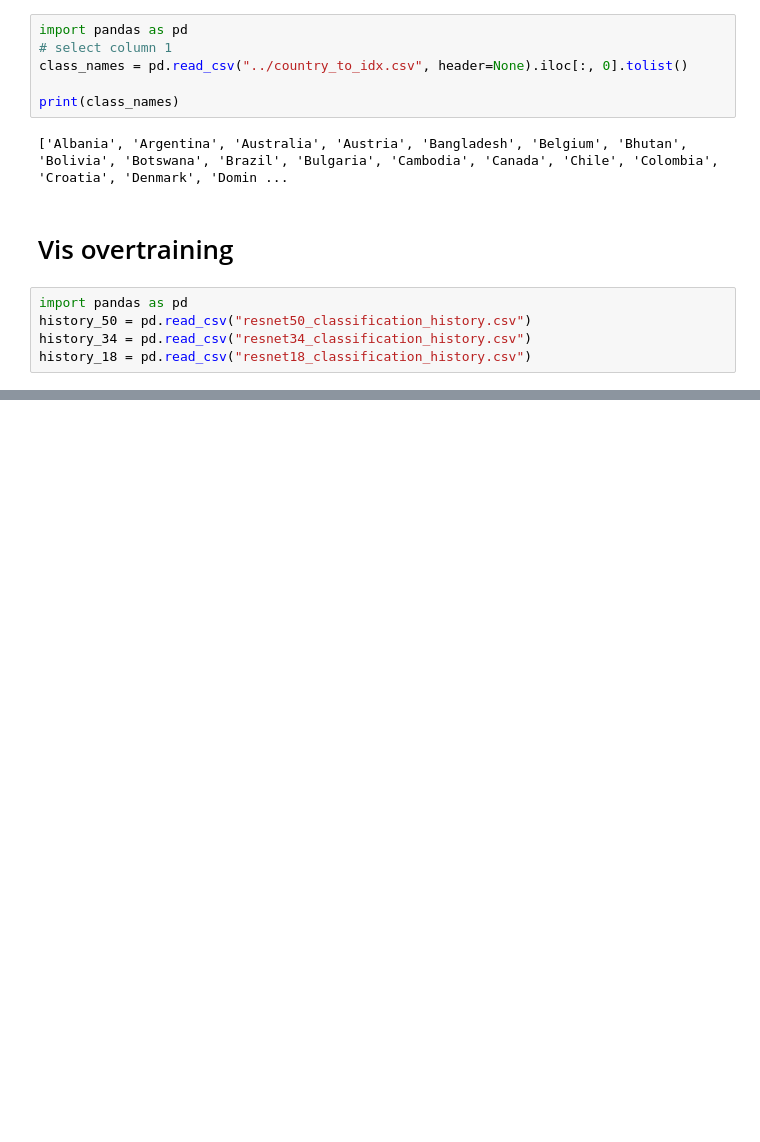
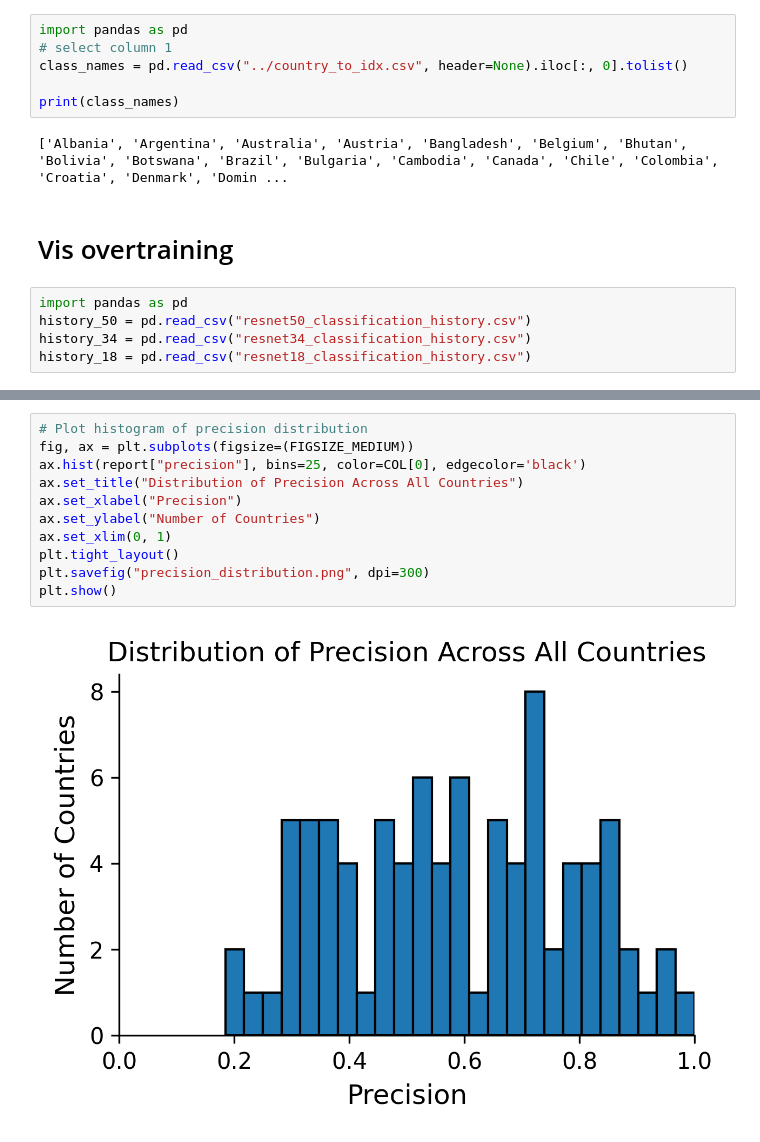
Before and after one commit to 890tsugua/AppliedML2026, a Jupyter notebook: country_cnn/Notebooks/august.ipynb, the cells around one changed output, grey strips where cells are left out. Cells and saved outputs as stored; diff of their text form; blank space fills up the shorter version.

```diff
--- a/country_cnn/Notebooks/august.ipynb
+++ b/country_cnn/Notebooks/august.ipynb
@@ -188,0 +327,13 @@ plt.savefig("training_history_plot.png", dpi=300)
+# %%
+# Plot histogram of precision distribution
+fig, ax = plt.subplots(figsize=(FIGSIZE_MEDIUM))
+ax.hist(report["precision"], bins=25, color=COL[0], edgecolor='black')
+ax.set_title("Distribution of Precision Across All Countries")
+ax.set_xlabel("Precision")
+ax.set_ylabel("Number of Countries")
+ax.set_xlim(0, 1)
+plt.tight_layout()
+plt.savefig("precision_distribution.png", dpi=300)
+plt.show()
+# %% [output]
+[figure, added]
```
Also changed, not shown: parts of 12 cells of this notebook, 18 other files.
